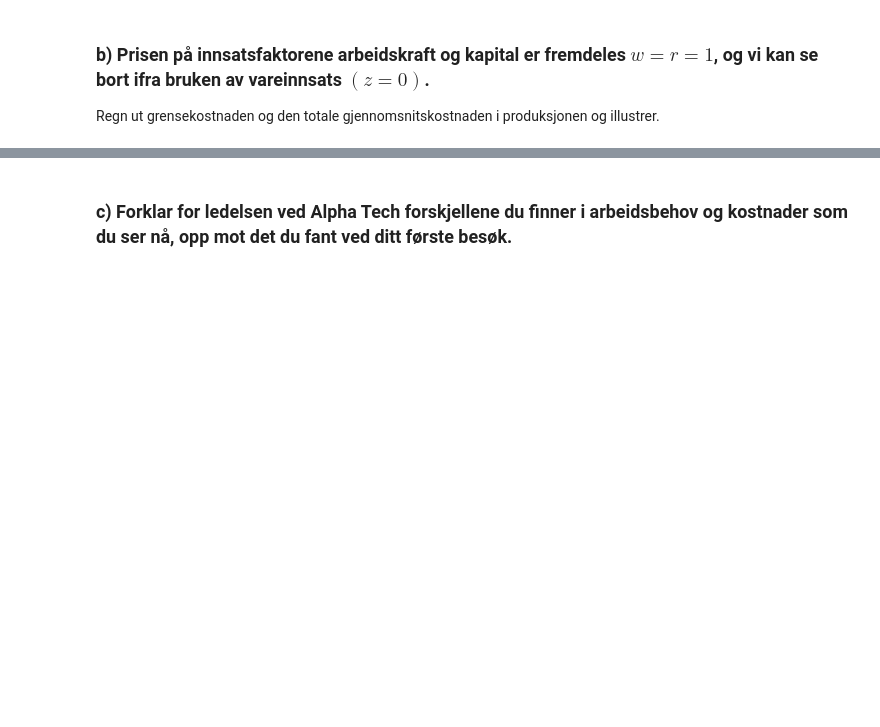
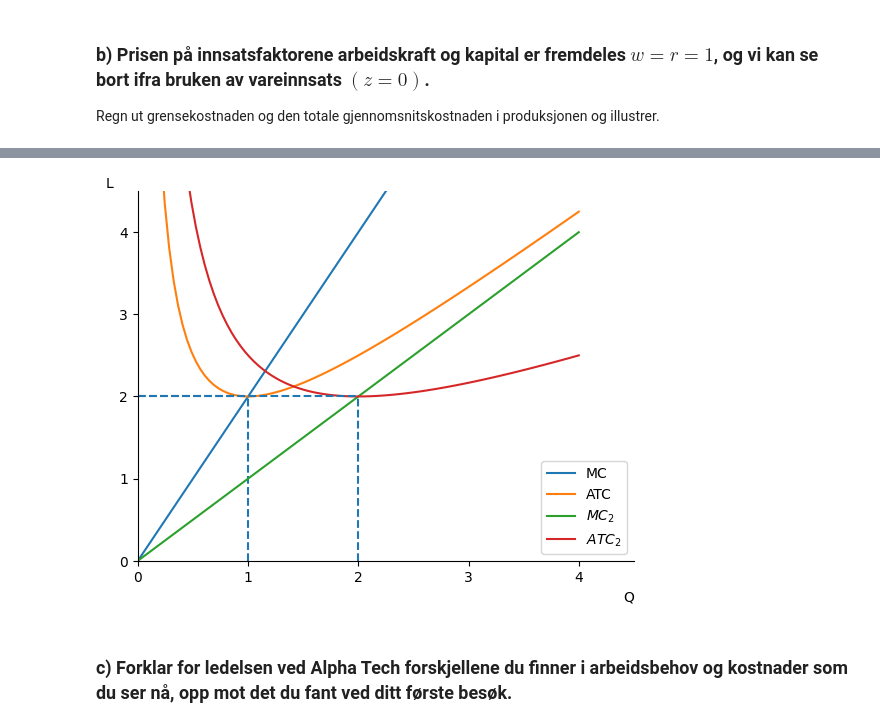
Before and after one commit to uit-sok-1303-v26/uit-sok-1303.v26.github.io, a Jupyter notebook: Produksjonsteori - Kapittel 6.ipynb, the cells around one changed output, grey strips where cells are left out. Drawn from its saved outputs; the diff is of its cells as text; code cells hidden in the pictures; blank space fills up the shorter version.

```diff
--- a/Produksjonsteori - Kapittel 6.ipynb
+++ b/Produksjonsteori - Kapittel 6.ipynb
@@ -445,17 +445,17 @@ La oss undersøke skalaegenskapene til denne produktfunksjon.
 Vi kan finne overskudd fra en fordobling av innsats i forhold til dobbel så mye produksjon
 # %%
 # # definer nye symboler
-K, a, b = sp.symbols('K a b', positive=True, real=True)
+K1, a, b = sp.symbols('K a b', positive=True, real=True)
 
 # definer produktfn
-def prod_cd(L,K,a,b):
-    return L**a*K**b
+def prod_cd(L,K1,a,b):
+    return L**a*K1**b
 
 
 # finn "overskudd" fra en fordobling av innsats i forhold til dobbel så mye produksjon
 # NB begge innsatsfaktorene fordobles
 
-overskudd_cd=prod_cd(2*L,2*K,a,b)-2*prod_cd(L,K,a,b)
+overskudd_cd=prod_cd(2*L,2*K1,a,b)-2*prod_cd(L,K1,a,b)
 sp.simplify(overskudd_cd)
 # %% [output]
 $\displaystyle K^{b} L^{a} \left(2^{a + b} - 2\right)$
@@ -569,2 +622,18 @@ Regn ut grensekostnaden og den totale gjennomsnitskostnaden i produksjonen og il
+# %%
+
+
+# Tegner ATC og MC
+ax2.plot(Q_verdier, MC_plot(Q_verdier,2,1,0), label = "$MC_2$")
+ax2.plot(Q_verdier, ATC_plot(Q_verdier,2,1,0,1), label = "$ATC_2$")
+
+# Tegner linjer for MC og AFC
+ax2.vlines(AFC_subs,0,MC_subs, linestyles = "--")
+ax2.hlines(MC_subs,0,AFC_subs, linestyles = "--")
+
+ax2.legend();
+
+fig2
+# %% [output]
+[figure, added]
 # %% [markdown]
 ### c) Forklar for ledelsen ved Alpha Tech forskjellene du finner i arbeidsbehov og kostnader som du ser nå, opp mot det du fant ved ditt første besøk.
```
Also changed, not shown: parts of 8 cells of this notebook.
